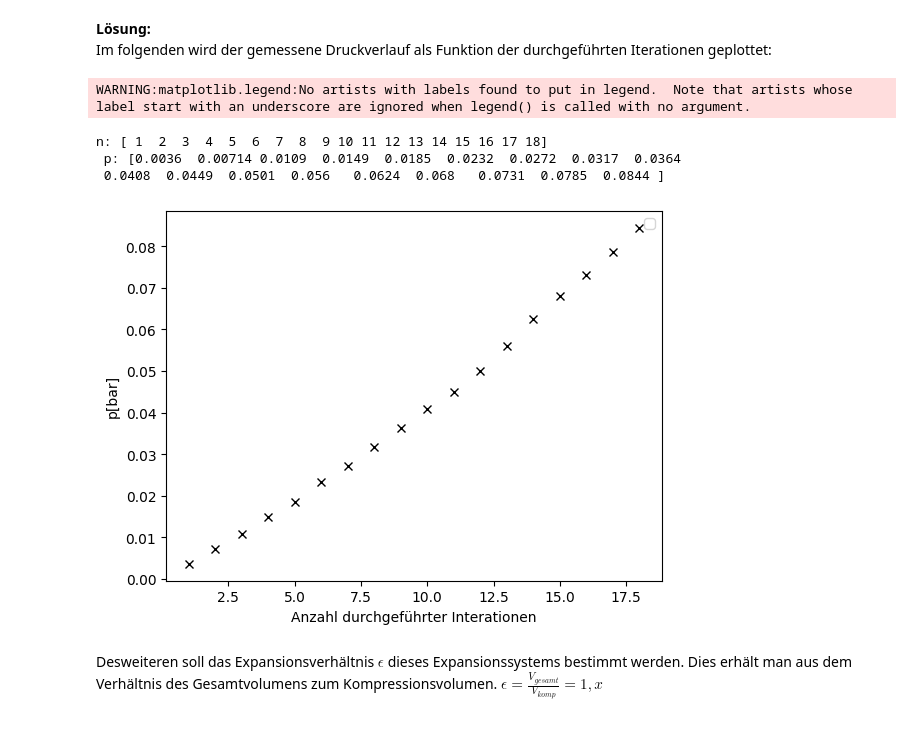
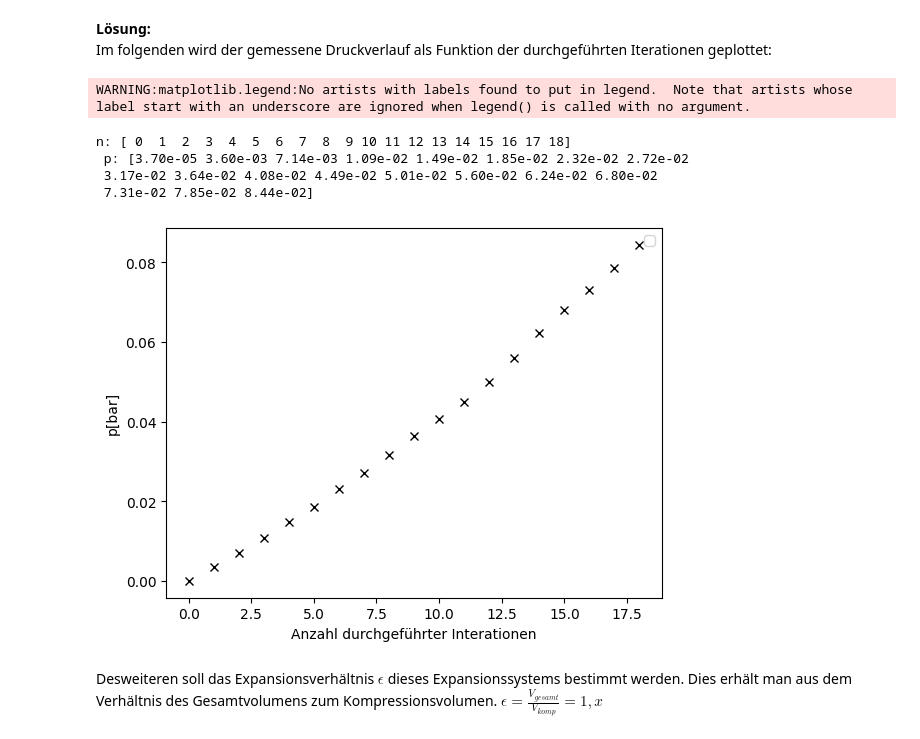
Before and after one commit to thexwon/Praktikum2KlassPhysKIT, a Jupyter notebook: Vakuum/Vakuum.ipynb, the cells around one changed output. Saved outputs shown, nothing was run; the diff lists cells and outputs as text; code cells hidden in the pictures.

```diff
--- a/Vakuum/Vakuum.ipynb
+++ b/Vakuum/Vakuum.ipynb
@@ -515,23 +515,24 @@ Wiederholen Sie diesen Vorgang beginnend mit "1." solange bis sich im RZ ein Dru
 **Lösung:** \
 Im folgenden wird der gemessene Druckverlauf als Funktion der durchgeführten Iterationen geplottet:
 # %%
-data=pd.read_csv('Messung/Aufgabe5.txt',delimiter=';',decimal=".",skiprows=1) #importiere Daten
+data=pd.read_csv('Messung/Aufgabe5.txt',delimiter=';',decimal=".",skiprows=0) #importiere Daten
 data.columns=['n','p']
 n = data['n'].to_numpy()
 p = data['p'].to_numpy()*10**(-3)
 print("n:",n,"\n","p:", p)
 plt.plot(n,p,color='black',marker='x',linestyle='None') #mache Plot
 plt.xlabel('Anzahl durchgeführter Interationen')
 plt.ylabel('p[bar]')
 plt.legend()
 plt.savefig('figures/plt5.png')
 plt.show()
 # %% [output]
 WARNING:matplotlib.legend:No artists with labels found to put in legend.  Note that artists whose label start with an underscore are ignored when legend() is called with no argument.
-n: [ 1  2  3  4  5  6  7  8  9 10 11 12 13 14 15 16 17 18]
- p: [0.0036  0.00714 0.0109  0.0149  0.0185  0.0232  0.0272  0.0317  0.0364
- 0.0408  0.0449  0.0501  0.056   0.0624  0.068   0.0731  0.0785  0.0844 ]
+n: [ 0  1  2  3  4  5  6  7  8  9 10 11 12 13 14 15 16 17 18]
+ p: [3.70e-05 3.60e-03 7.14e-03 1.09e-02 1.49e-02 1.85e-02 2.32e-02 2.72e-02
+ 3.17e-02 3.64e-02 4.08e-02 4.49e-02 5.01e-02 5.60e-02 6.24e-02 6.80e-02
+ 7.31e-02 7.85e-02 8.44e-02]
-[figure, old version]
+[figure, new version]
 # %% [markdown]
 Desweiteren soll das Expansionsverhältnis $\epsilon$ dieses Expansionssystems bestimmt werden.
 Dies erhält man aus dem Verhältnis des Gesamtvolumens zum Kompressionsvolumen.
```
Also changed, not shown: 1 other file.
